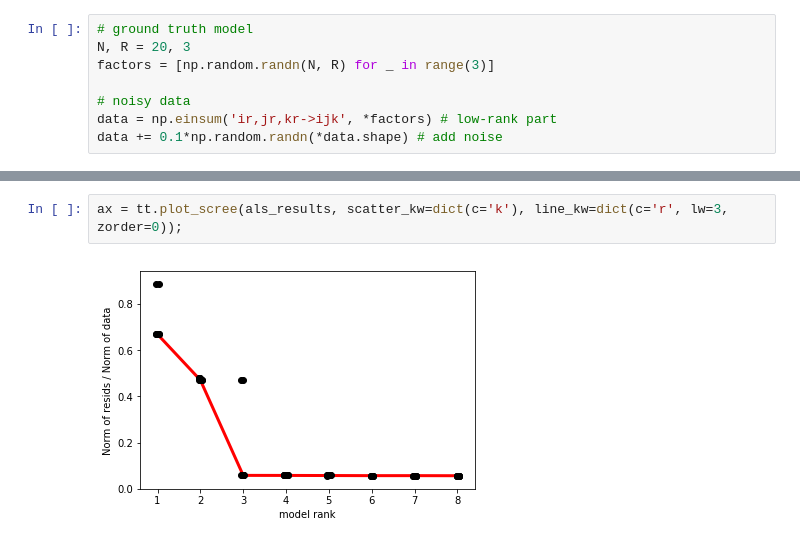
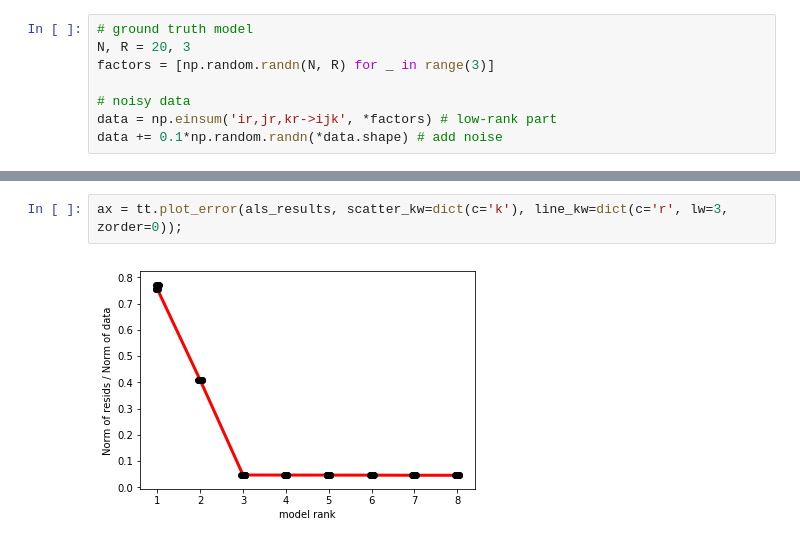
Before and after one commit to neurostatslab/tensortools, a Jupyter notebook: examples/classic-als.ipynb, the cells around one changed output, grey strips where cells are left out. Drawn from its saved outputs; the diff is of its cells as text.

```diff
--- a/examples/classic-als.ipynb
+++ b/examples/classic-als.ipynb
@@ -43,4 +43,4 @@ axes[-1,-1].legend(('true', 'model'), bbox_to_anchor=[0,0,1.55,0.9])
 # %%
-ax = tt.plot_scree(als_results, scatter_kw=dict(c='k'), line_kw=dict(c='r', lw=3, zorder=0));
+ax = tt.plot_error(als_results, scatter_kw=dict(c='k'), line_kw=dict(c='r', lw=3, zorder=0));
 # %% [output]
-[figure, old version]
+[figure, new version]
```
Also changed, not shown: parts of 2 cells of this notebook, 8 other files.
